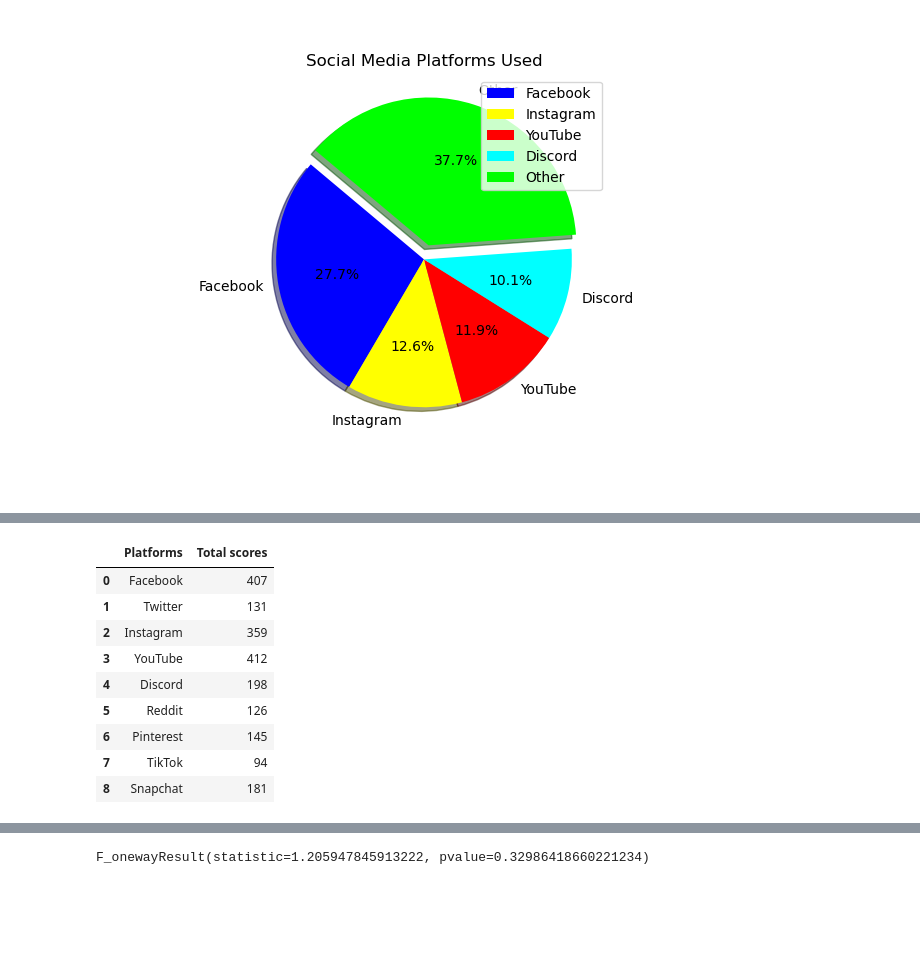
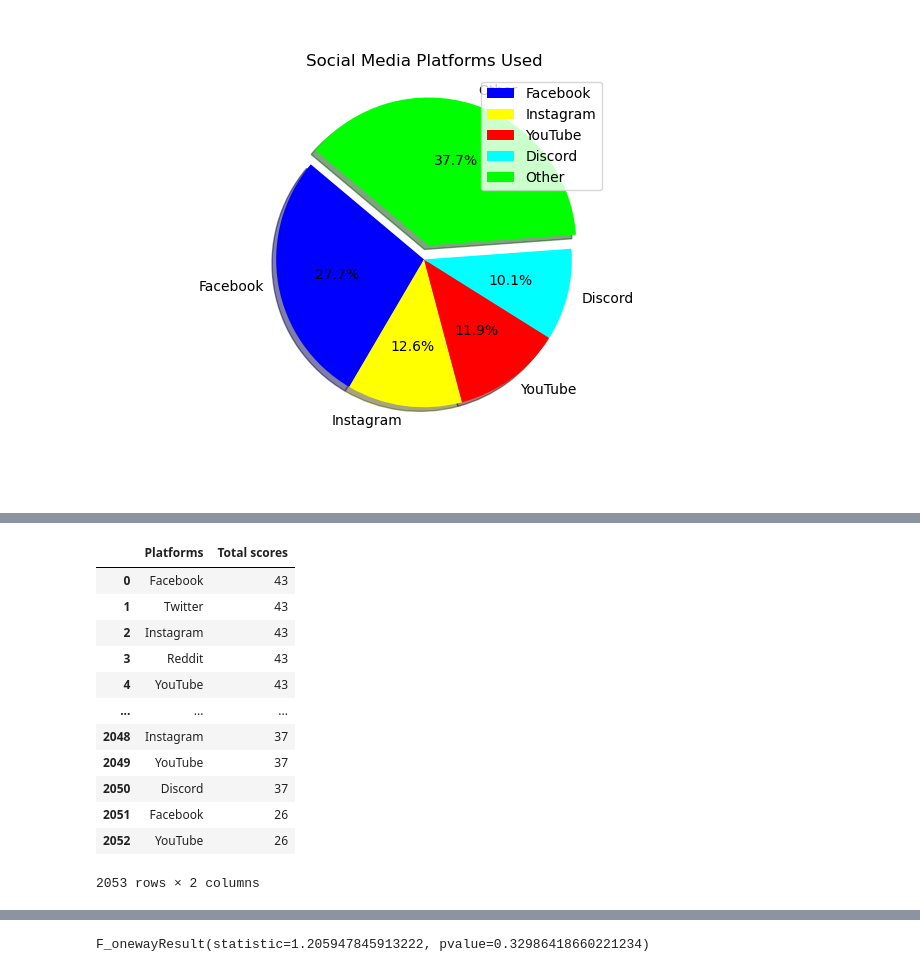
Before and after one commit to DominicT1995/EDA-Social-Media-Mental-Health, a Jupyter notebook: mental_health_project.ipynb, the cells around one changed output, grey strips where cells are left out. Cells and saved outputs as stored; diff of their text form; code cells hidden in the pictures; blank space fills up the shorter version.

```diff
--- a/mental_health_project.ipynb
+++ b/mental_health_project.ipynb
@@ -281,20 +217,20 @@ platforms_df
-# %%
-#Create cleaned DataFrame for chart
-cleaned_data = pd.DataFrame({"Platforms": ["Facebook", "Twitter", "Instagram", "YouTube", "Discord", "Reddit", "Pinterest", "TikTok", "Snapchat"],
-                     "Total scores": [len(fb_mental_score), len(twt_mental_score), len(insta_mental_score), len(yt_mental_score), len(dis_mental_score),
-                                       len(red_mental_score), len(pint_mental_score), len(tt_menta_score), len(snap_mental_score)]})
-
-cleaned_data
-# %% [output]
-|  | Platforms | Total scores |
-| 0 | Facebook | 407 |
-| 1 | Twitter | 131 |
-| 2 | Instagram | 359 |
-| 3 | YouTube | 412 |
-| 4 | Discord | 198 |
-| 5 | Reddit | 126 |
-| 6 | Pinterest | 145 |
-| 7 | TikTok | 94 |
-| 8 | Snapchat | 181 |
+# %%
+plot_data = pd.DataFrame({"Platforms": plat_names,
+                          "Total scores": mental_score})
+plot_data
+# %% [output]
+|  | Platforms | Total scores |
+| 0 | Facebook | 43 |
+| 1 | Twitter | 43 |
+| 2 | Instagram | 43 |
+| 3 | Reddit | 43 |
+| 4 | YouTube | 43 |
+| ... | ... | ... |
+| 2048 | Instagram | 37 |
+| 2049 | YouTube | 37 |
+| 2050 | Discord | 37 |
+| 2051 | Facebook | 26 |
+| 2052 | YouTube | 26 |
+2053 rows × 2 columns
 # %%
 #Create boxplot for social meadia types vs mental health score
```
Also changed, not shown: parts of 3 cells of this notebook.
